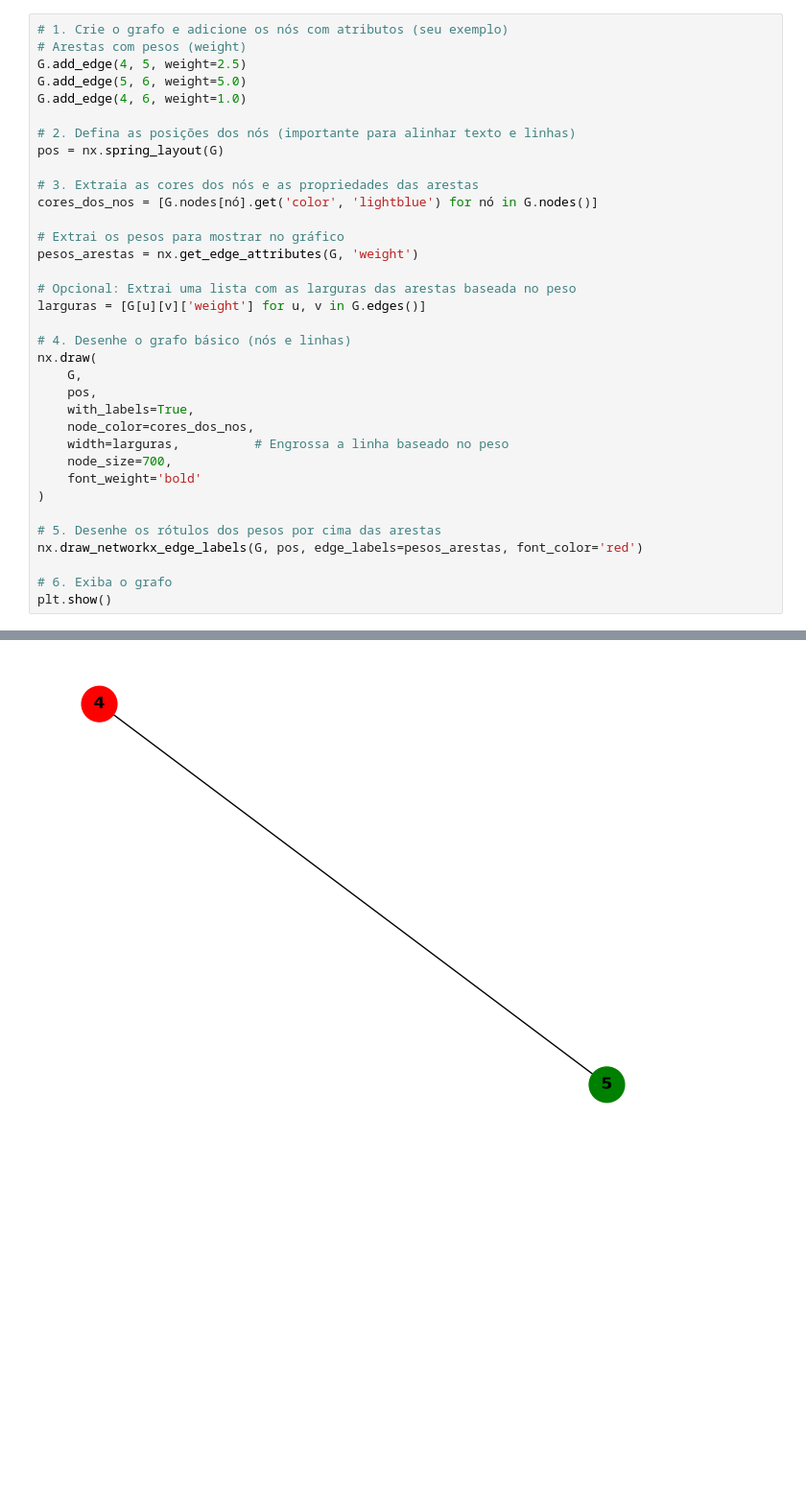
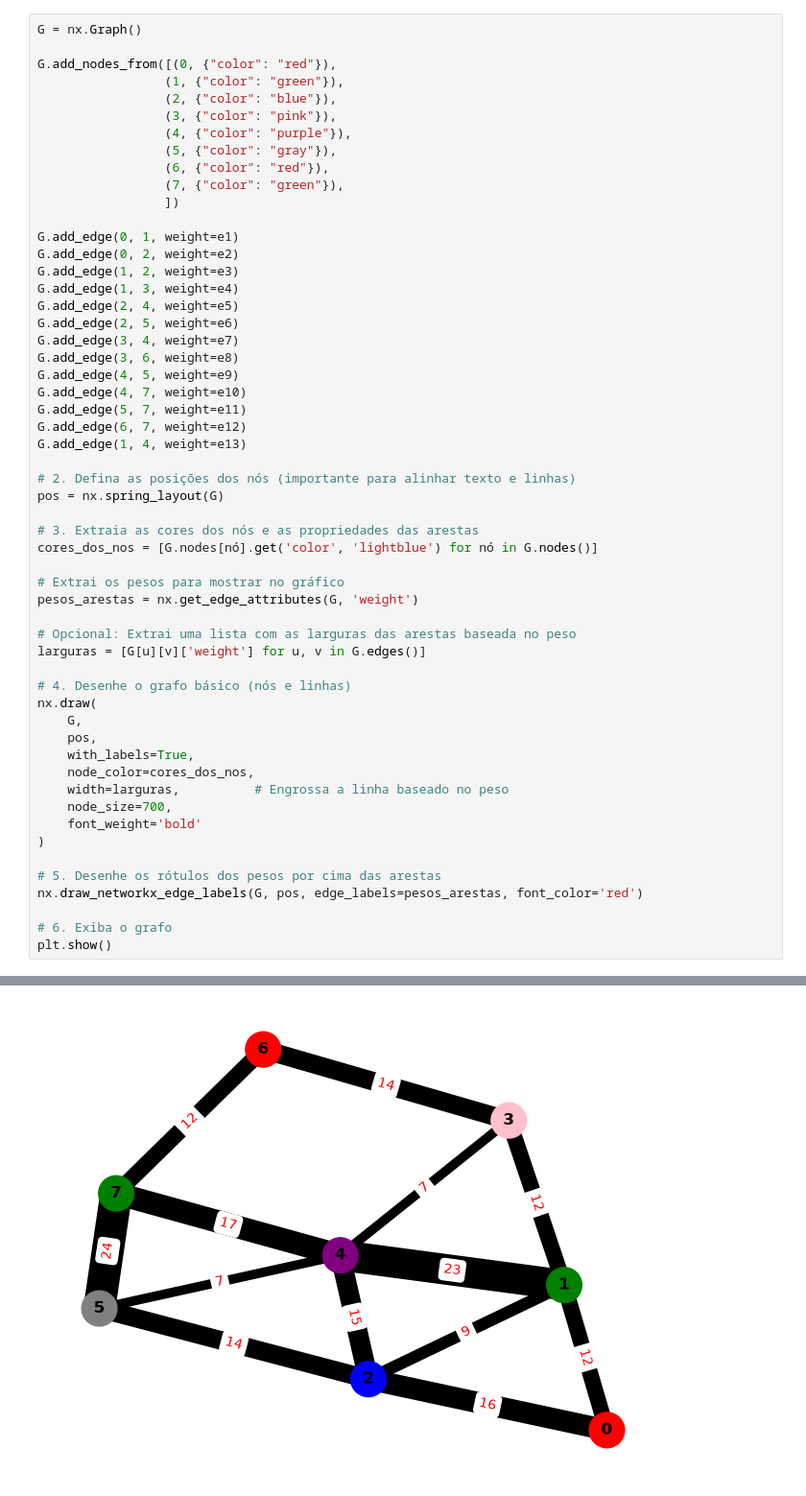
Before and after one commit to loreggarcia/Atividade-Ponderada-M8-Grafos, a Jupyter notebook: main.ipynb, the cells around one changed output, grey strips where cells are left out. Shown at 96% size. Cells and saved outputs as stored; diff of their text form; blank space fills up the shorter version.

```diff
--- a/main.ipynb
+++ b/main.ipynb
@@ -16,9 +60,29 @@ import networkx as nx
 # %%
-# 1. Crie o grafo e adicione os nós com atributos (seu exemplo)
-# Arestas com pesos (weight)
-G.add_edge(4, 5, weight=2.5)
-G.add_edge(5, 6, weight=5.0)
-G.add_edge(4, 6, weight=1.0)
+G = nx.Graph()
+
+G.add_nodes_from([(0, {"color": "red"}),
+                 (1, {"color": "green"}),
+                 (2, {"color": "blue"}),
+                 (3, {"color": "pink"}),
+                 (4, {"color": "purple"}),
+                 (5, {"color": "gray"}),
+                 (6, {"color": "red"}),
+                 (7, {"color": "green"}),
+                 ])
+
+G.add_edge(0, 1, weight=e1)
+G.add_edge(0, 2, weight=e2)
+G.add_edge(1, 2, weight=e3)
+G.add_edge(1, 3, weight=e4)
+G.add_edge(2, 4, weight=e5)
+G.add_edge(2, 5, weight=e6)
+G.add_edge(3, 4, weight=e7)
+G.add_edge(3, 6, weight=e8)
+G.add_edge(4, 5, weight=e9)
+G.add_edge(4, 7, weight=e10)
+G.add_edge(5, 7, weight=e11)
+G.add_edge(6, 7, weight=e12)
+G.add_edge(1, 4, weight=e13)
 
 # 2. Defina as posições dos nós (importante para alinhar texto e linhas)
 pos = nx.spring_layout(G)
@@ -53 +116 @@ NameError: name 'plt' is not defined
-[figure, old version]
+[figure, new version]
```
Also changed, not shown: parts of 17 cells of this notebook, 6 other files.
